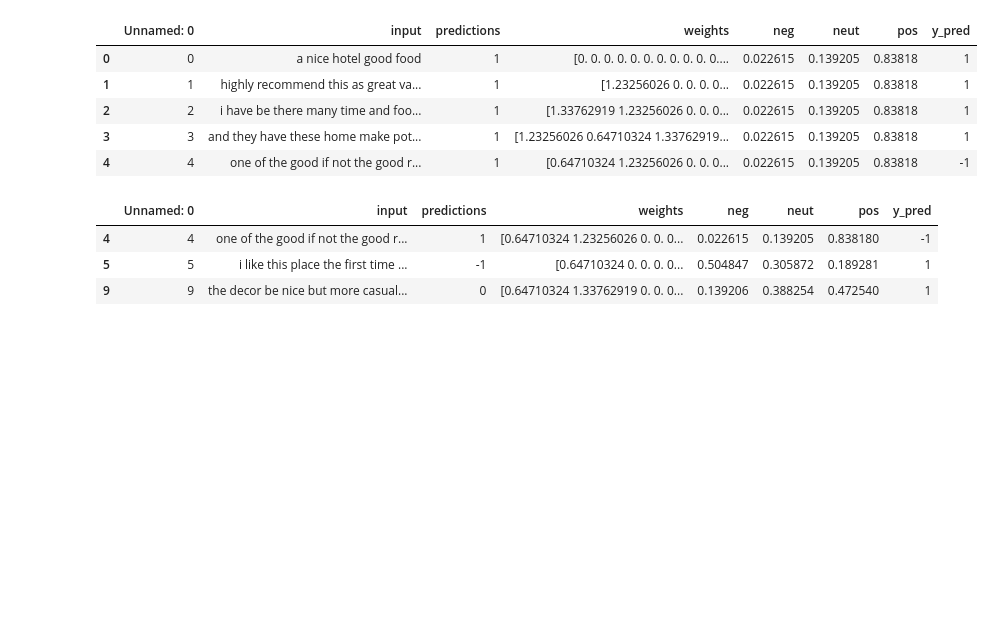
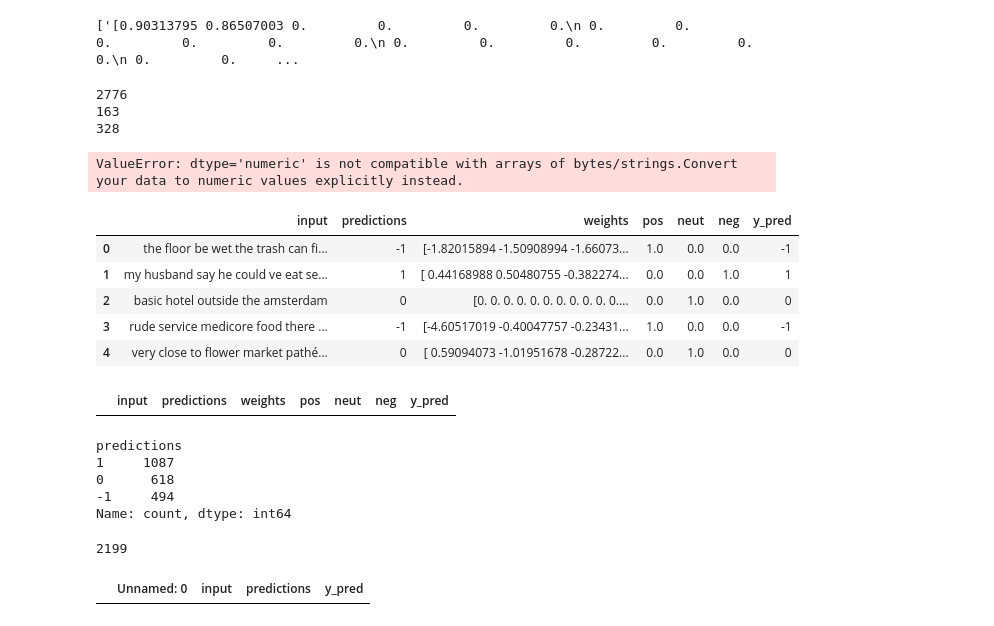
Before and after one commit to JohnnyNovaes/sentiment-classifier, a Jupyter notebook: notebooks/error_analysis.ipynb, the cells around one changed output. Drawn from its saved outputs; the diff is of its cells as text; code cells hidden in the pictures; blank space fills up the shorter version.

```diff
--- a/notebooks/error_analysis.ipynb
+++ b/notebooks/error_analysis.ipynb
@@ -11,5 +22,9 @@ def list2Xtrain(data):
     X_train = np.vstack(X_train)
     return(X_train)
+# %%
+train.weights[0].split('[]')
+# %% [output]
+['[0.90313795 0.86507003 0.         0.         0.         0.\n 0.         0.         0.         0.         0.         0.\n 0.         0.         0.         0.         0.         0.\n 0.         0.     ...
 # %%
 train = pd.read_csv('../data/to_train/train.csv')
 valid = pd.read_csv('../data/to_train/valid.csv')
@@ -16,26 +32,29 @@ valid = pd.read_csv('../data/to_train/valid.csv')
 # %%
     X_train = list2Xtrain(train)
     X_valid = list2Xtrain(valid)
+    X_test = list2Xtrain(test)
 
     # load & fit model
     model = Model()
-    model.classifier.fit(X_train, train.predictions)
-    y_pred_proba = pd.DataFrame(model.classifier.predict_proba(X_train), columns=['pos','neut', 'neg'])
-    train_final = pd.concat([train,y_pred_proba], axis=1)
-    train_final['y_pred'] = model.classifier.predict(X_valid)
+    classifier.fit(X_train, train.predictions)
+    y_pred_proba = pd.DataFrame(classifier.predict_proba(X_test), columns=['pos','neut', 'neg'])
+    valid_final = pd.concat([test, y_pred_proba], axis=1)
+    valid_final['y_pred'] = classifier.predict(X_test)
+# %% [output]
+2776
+163
+328
+ValueError: dtype='numeric' is not compatible with arrays of bytes/strings.Convert your data to numeric values explicitly instead.
 # %%
-train_final.head()
+valid_final.head()
 # %% [output]
-|  | Unnamed: 0 | input | predictions | weights | neg | neut | pos | y_pred |
-| 0 | 0 | a nice hotel good food | 1 | [0. 0. 0. 0. 0. 0. 0. 0. 0. 0. 0.... | 0.022615 | 0.139205 | 0.83818 | 1 |
-| 1 | 1 | highly recommend this as great va... | 1 | [1.23256026 0. 0. 0. 0... | 0.022615 | 0.139205 | 0.83818 | 1 |
-| 2 | 2 | i have be there many time and foo... | 1 | [1.33762919 1.23256026 0. 0. 0... | 0.022615 | 0.139205 | 0.83818 | 1 |
-| 3 | 3 | and they have these home make pot... | 1 | [1.23256026 0.64710324 1.33762919... | 0.022615 | 0.139205 | 0.83818 | 1 |
-| 4 | 4 | one of the good if not the good r... | 1 | [0.64710324 1.23256026 0. 0. 0... | 0.022615 | 0.139205 | 0.83818 | -1 |
+|  | input | predictions | weights | pos | neut | neg | y_pred |
+| 0 | the floor be wet the trash can fi... | -1 | [-1.82015894 -1.50908994 -1.66073... | 1.0 | 0.0 | 0.0 | -1 |
+| 1 | my husband say he could ve eat se... | 1 | [ 0.44168988 0.50480755 -0.382274... | 0.0 | 0.0 | 1.0 | 1 |
+| 2 | basic hotel outside the amsterdam | 0 | [0. 0. 0. 0. 0. 0. 0. 0. 0. 0. 0.... | 0.0 | 1.0 | 0.0 | 0 |
+| 3 | rude service medicore food there ... | -1 | [-4.60517019 -0.40047757 -0.23431... | 1.0 | 0.0 | 0.0 | -1 |
+| 4 | very close to flower market pathé... | 0 | [ 0.59094073 -1.01951678 -0.28722... | 0.0 | 1.0 | 0.0 | 0 |
-# %%
-train_final[train_final.y_pred != train_final.predictions]
-# %% [output]
-|  | Unnamed: 0 | input | predictions | weights | neg | neut | pos | y_pred |
-| 4 | 4 | one of the good if not the good r... | 1 | [0.64710324 1.23256026 0. 0. 0... | 0.022615 | 0.139205 | 0.838180 | -1 |
-| 5 | 5 | i like this place the first time ... | -1 | [0.64710324 0. 0. 0. 0... | 0.504847 | 0.305872 | 0.189281 | 1 |
-| 9 | 9 | the decor be nice but more casual... | 0 | [0.64710324 1.33762919 0. 0. 0... | 0.139206 | 0.388254 | 0.472540 | 1 |
+# %%
+valid_final[valid_final.y_pred != valid_final.predictions]
+# %% [output]
+|  | input | predictions | weights | pos | neut | neg | y_pred |
@@ -41,0 +72,23 @@ train_final[train_final.y_pred != train_final.predictions]
+# %%
+valid_t.predictions.value_counts()
+# %% [output]
+predictions
+1     1087
+0      618
+-1     494
+Name: count, dtype: int64
+# %%
+X_test = list2Xtrain(valid_t)
+
+# load & fit model
+model = Model()
+model.classifier.fit(X_train, train.predictions)
+#y_pred_proba = pd.DataFrame(model.classifier.predict_proba(X_test), columns=['pos','neut', 'neg'])
+#valid_final = pd.concat([valid_t, y_pred_proba], axis=1)
+valid_t['y_pred'] = model.classifier.predict(X_test)
+# %% [output]
+2199
+# %%
+valid_t[valid_t.y_pred != valid_t.predictions]
+# %% [output]
+|  | Unnamed: 0 | input | predictions | y_pred |
```
Also changed, not shown: parts of 7 cells of this notebook, 16 other files.
